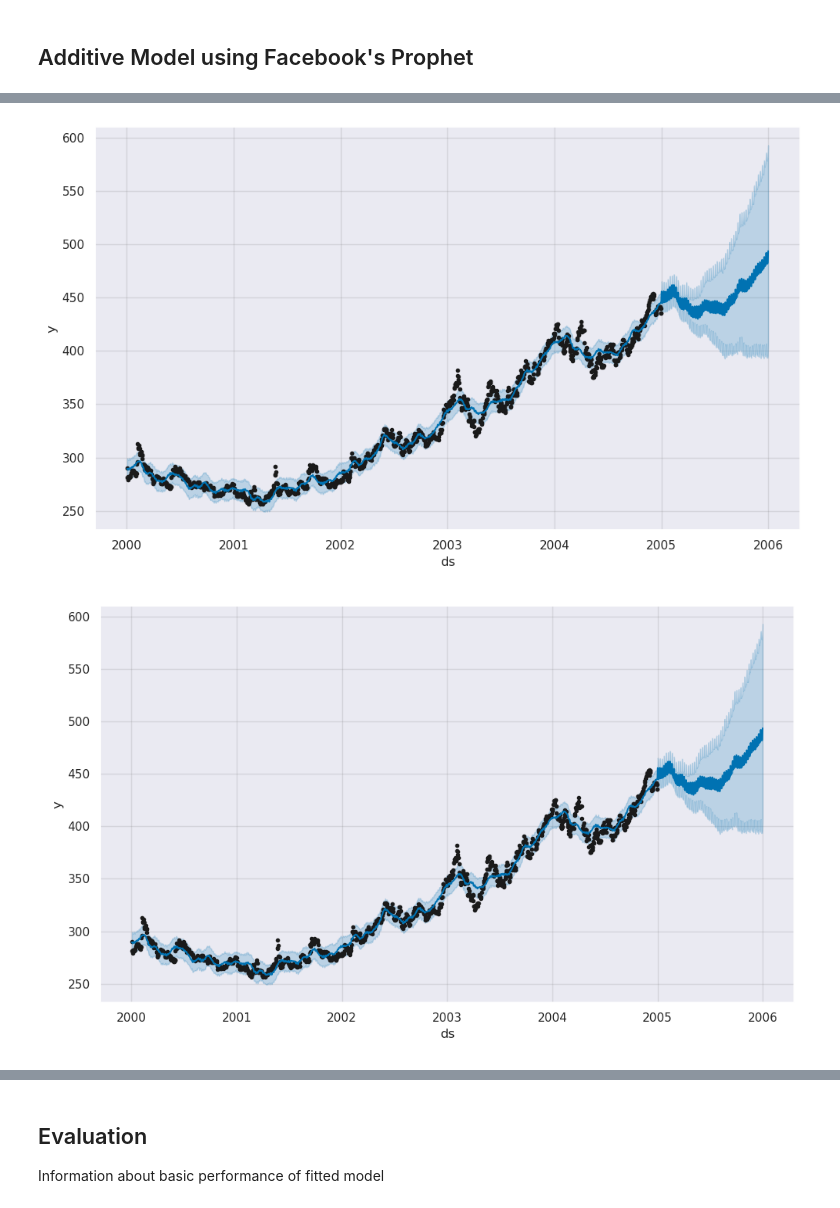
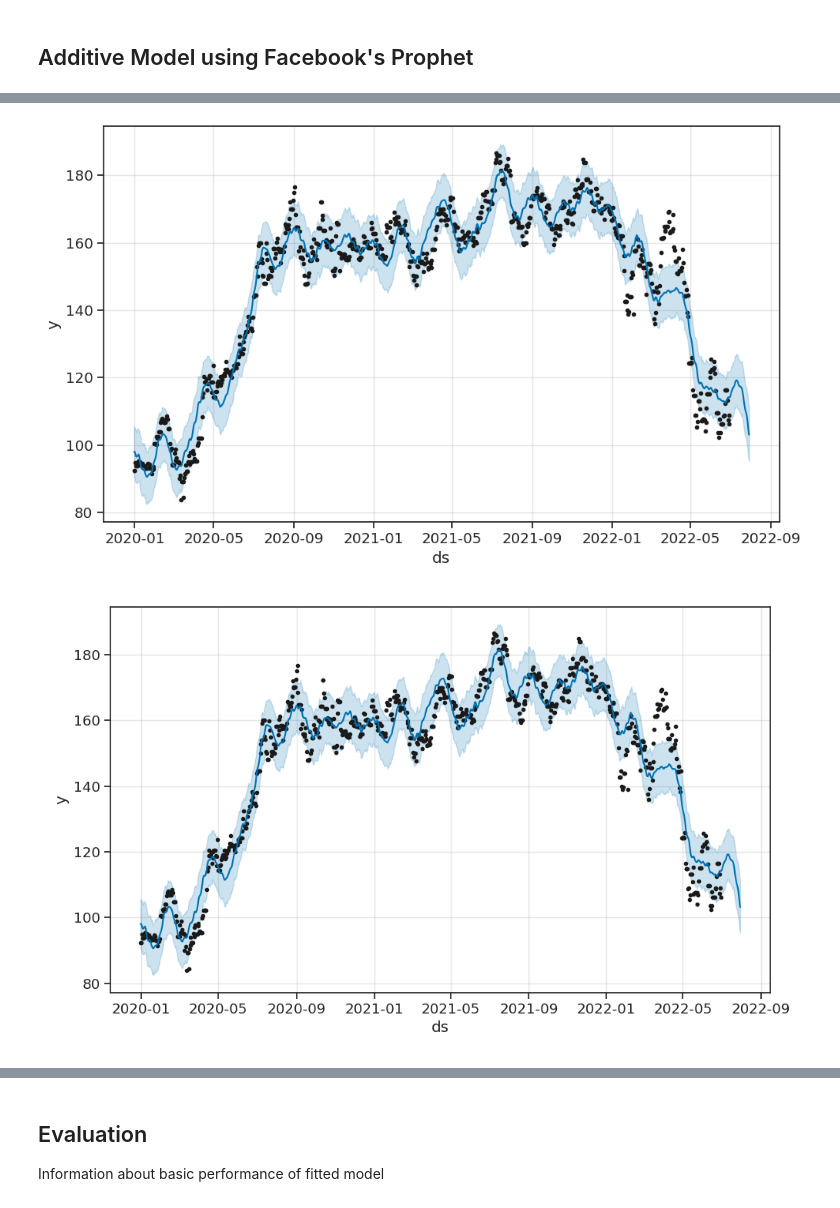
Before and after one commit to TheFerry10/financial-scraping, a Jupyter notebook: time-series-modeling.ipynb, the cells around one changed output, grey strips where cells are left out. Drawn from its saved outputs; the diff is of its cells as text; code cells hidden in the pictures.

```diff
--- a/time-series-modeling.ipynb
+++ b/time-series-modeling.ipynb
@@ -37,3 +36,8 @@ df = df.resample('M').last()
+# %%
+data.rename(columns={'Adj Close': 'price'}, inplace=True)
+df = data.loc[:, ['price']]
+df = df.resample('d').last()
+df.fillna(method='ffill', inplace=True)
 # %%
 WINDOW_SIZE = 12
 df['rolling_mean'] = df['price'].rolling(window=WINDOW_SIZE).mean()
@@ -60,10 +62,6 @@ plt.show()
 # %% [markdown]
 ## Additive Model using Facebook's Prophet
 # %%
-df = quandl.get(dataset='WGC/GOLD_DAILY_USD',
-                start_date='2000-01-01',
-                end_date='2005-12-31')
-
 df.reset_index(drop=False, inplace=True)
-df.rename(columns={'Date': 'ds', 'Value': 'y'}, inplace=True)
-df.head()
+df.rename(columns={'Date': 'ds', 'price': 'y'}, inplace=True)
+df = df.loc[:, ['ds', 'y']]
@@ -83,5 +84,8 @@ dtype: object
+# %%
+start_forecast = datetime(2022, 7, 1)
+end_forecast = df['ds'].max()
 # %%
-train_indices = df['ds'].apply(lambda date: date.year) < 2005
+train_indices = df['ds'] < start_forecast
 df_train = df.loc[train_indices].dropna()
 df_test = df.loc[~train_indices].reset_index(drop=True)
 # %%
@@ -112,12 +126,12 @@ Initial log joint probability = -7.84269
 Optimization terminated normally:
   Convergence detected: relative gradient magnitude is below tolerance
 # %%
-df_feature = model_prophet.make_future_dataframe(periods=365)
+df_feature = model_prophet.make_future_dataframe(periods=30)
 df_pred = model_prophet.predict(df_feature)
 model_prophet.plot(df_pred)
 # %% [output]
-[figure, old version]
+[figure, new version]
-[figure, old version]
+[figure, new version]
 # %%
 model_prophet.plot_components(df_pred)
 # %% [output]
```
Also changed, not shown: parts of 23 cells of this notebook.
